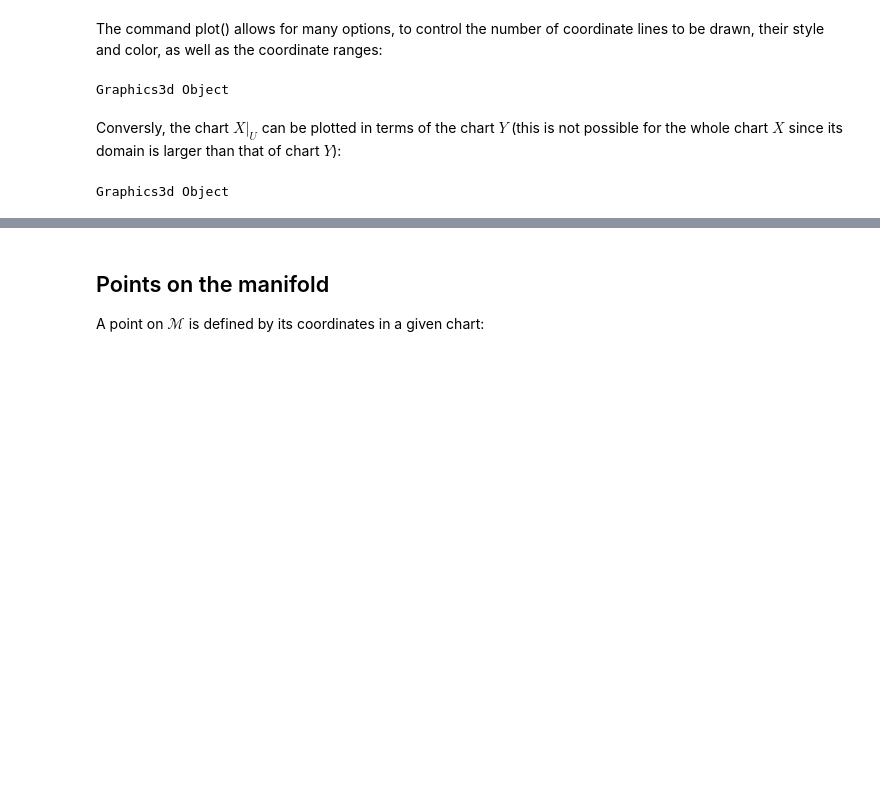
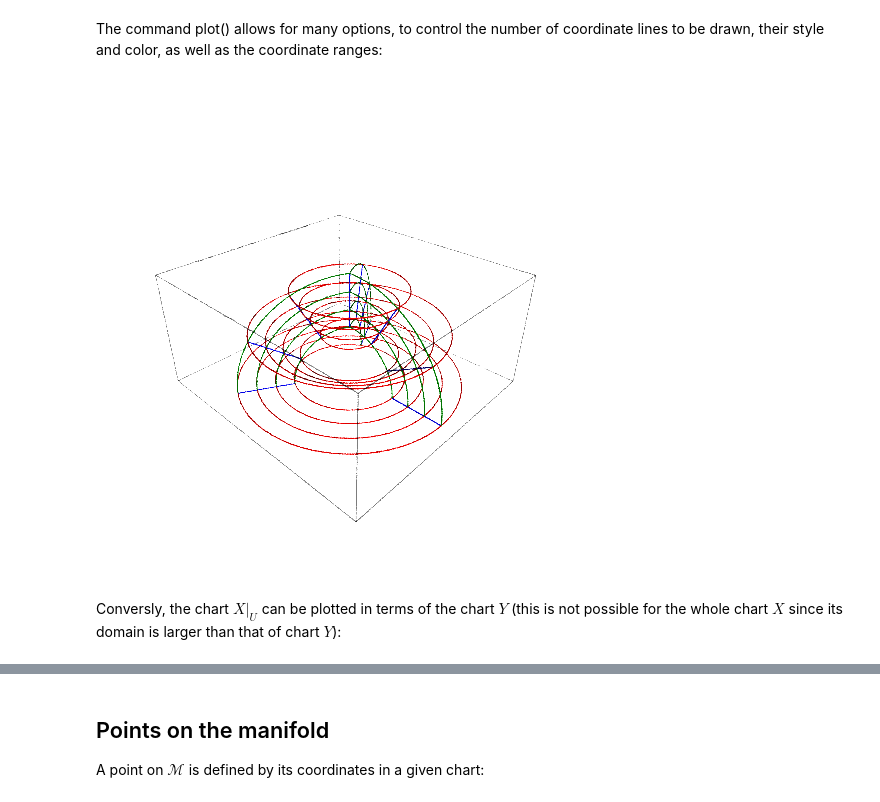
Before and after one commit to sagemanifolds/SageManifolds, a Jupyter notebook: Worksheets/v0.9.1/SM_tutorial.ipynb, the cells around one changed output, grey strips where cells are left out. Saved outputs shown, nothing was run; the diff lists cells and outputs as text; code cells hidden in the pictures; blank space fills up the shorter version.

```diff
--- a/Worksheets/v0.9.1/SM_tutorial.ipynb
+++ b/Worksheets/v0.9.1/SM_tutorial.ipynb
@@ -292,12 +307,8 @@ Graphics3d Object
 # %%
 graph = Y.plot(X, ranges={r:(1,2), th:(0,pi/2)}, nb_values=4,
                color={r:'blue', th:'green', ph:'red'})
-show(graph, aspect_ratio=1)
+show(graph, aspect_ratio=1, viewer=viewer3D)
 # %% [output]
-Graphics3d Object
+[figure, added]
 # %% [markdown]
 <p>Conversly, the chart $X|_{U}$ can be plotted in terms of the chart $Y$ (this is not possible for the whole chart $X$ since its domain is larger than that of chart $Y$):</p>
-# %%
-X_U.plot(Y)
-# %% [output]
-Graphics3d Object
```
Also changed, not shown: parts of 8 cells of this notebook.
